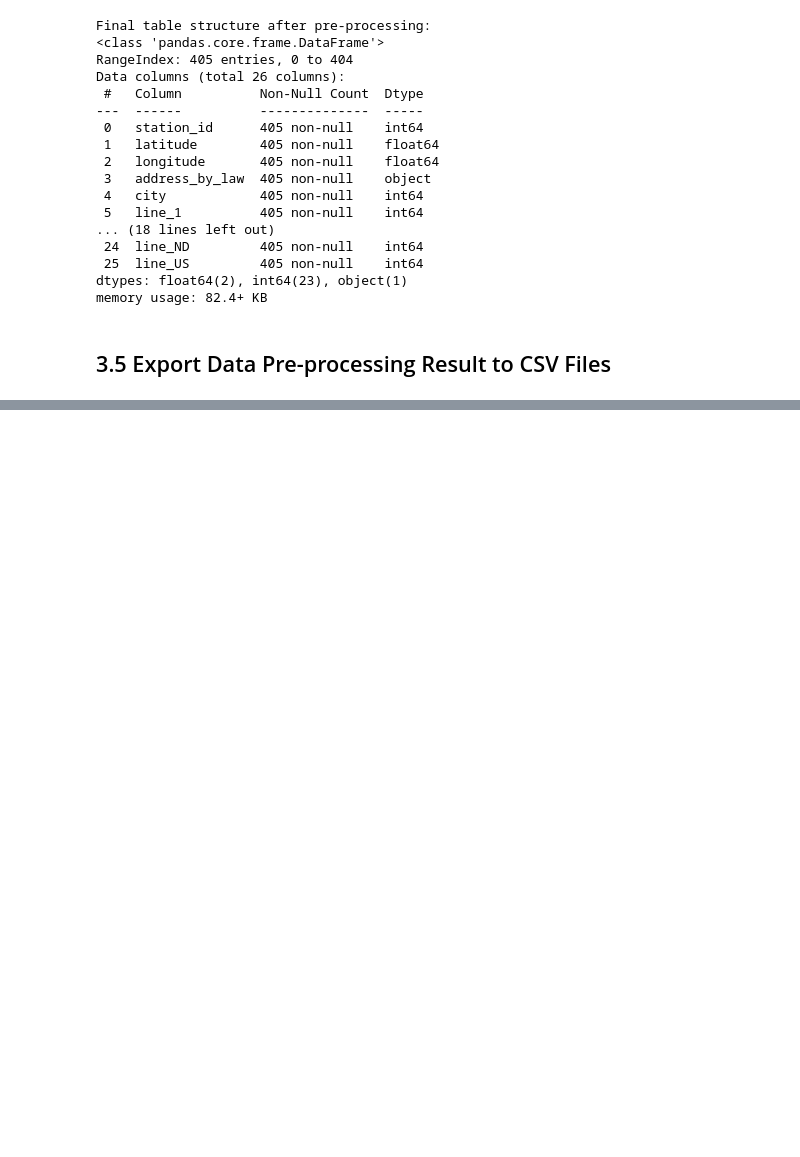
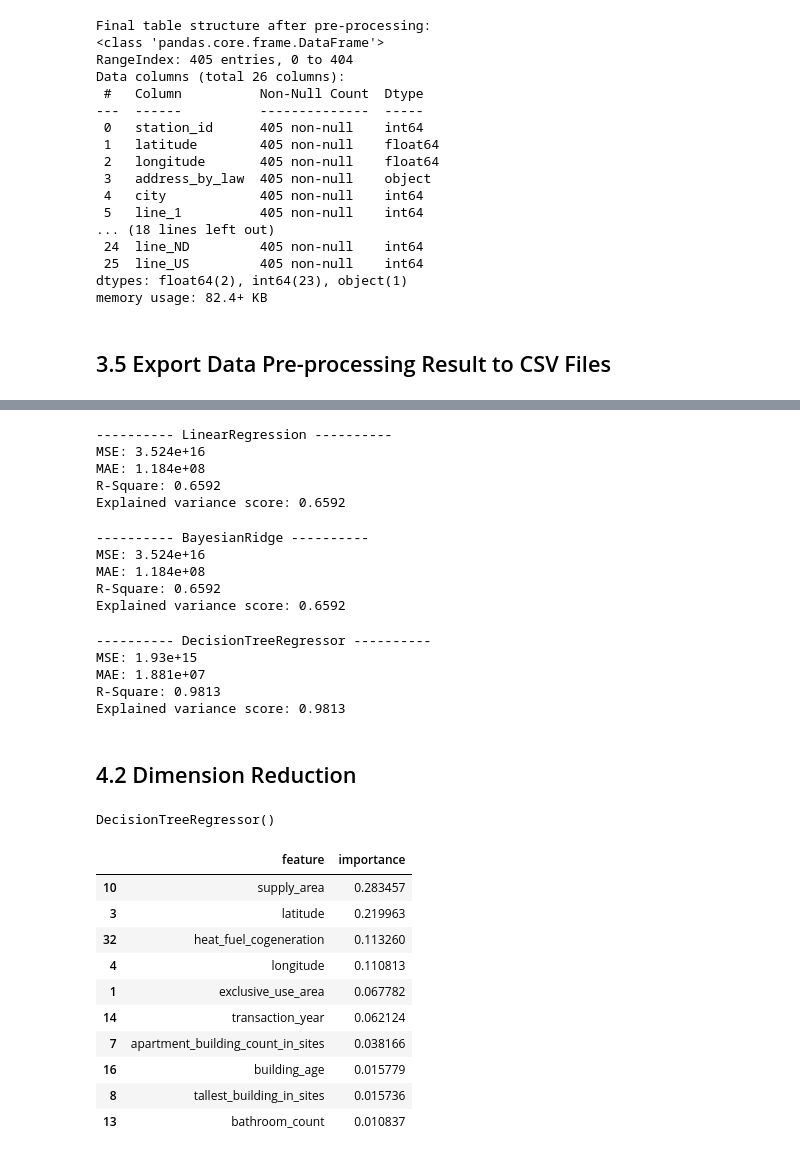
Before and after one commit to tklsimon/housing-price-prediction, a Jupyter notebook: STAT8017 Project.ipynb, the cells around one changed output, grey strips where cells are left out. Drawn from its saved outputs; the diff is of its cells as text; code cells hidden in the pictures; blank space fills up the shorter version.

Commit message:
4.1 Basic Model

```diff
--- a/STAT8017 Project.ipynb
+++ b/STAT8017 Project.ipynb
@@ -845,0 +850,16 @@ subway_df_std.to_csv('subway_std.csv', index=False)
+# %%
+# Read the pre-processed Price data set
+price_std = pd.read_csv('price_train_std.csv')
+# %%
+# X and y dataframe (Without id columns and address by law)
+X_all = price_std \
+    .drop(['apartment_id',
+           'room_id',
+           'address_by_law',
+           'transaction_real_price'],
+          axis=1)
+
+y_all = price_std['transaction_real_price']
+# %%
+# Split the Price data set into training set and test set
+X_train, X_test, y_train, y_test = train_test_split(X_all, y_all)
@@ -845,0 +911,52 @@ subway_df_std.to_csv('subway_std.csv', index=False)
+# %%
+# LinearRegression Model
+predict_with_regressor(LinearRegression(), X_train, X_test, y_train, y_test)
+# %% [output]
+---------- LinearRegression ----------
+MSE: 3.524e+16
+MAE: 1.184e+08
+R-Square: 0.6592
+Explained variance score: 0.6592
+# %%
+# BayesianRidge Model
+predict_with_regressor(BayesianRidge(), X_train, X_test, y_train, y_test)
+# %% [output]
+---------- BayesianRidge ----------
+MSE: 3.524e+16
+MAE: 1.184e+08
+R-Square: 0.6592
+Explained variance score: 0.6592
+# %%
+# DecisionTreeRegressor Model
+predict_with_regressor(DecisionTreeRegressor(), X_train, X_test, y_train, y_test)
+# %% [output]
+---------- DecisionTreeRegressor ----------
+MSE: 1.93e+15
+MAE: 1.881e+07
+R-Square: 0.9813
+Explained variance score: 0.9813
+# %% [markdown]
+## 4.2 Dimension Reduction
+# %%
+dtr = DecisionTreeRegressor()
+dtr.fit(X_train, y_train)
+# %% [output]
+DecisionTreeRegressor()
+# %%
+# Feature Importance from Tree Model
+pd.DataFrame({'feature': dtr.feature_names_in_,
+              'importance': dtr.feature_importances_}) \
+    .sort_values('importance', ascending=False) \
+    .head(10)
+# %% [output]
+|  | feature | importance |
+| 10 | supply_area | 0.283457 |
+| 3 | latitude | 0.219963 |
+| 32 | heat_fuel_cogeneration | 0.113260 |
+| 4 | longitude | 0.110813 |
+| 1 | exclusive_use_area | 0.067782 |
+| 14 | transaction_year | 0.062124 |
+| 7 | apartment_building_count_in_sites | 0.038166 |
+| 16 | building_age | 0.015779 |
+| 8 | tallest_building_in_sites | 0.015736 |
+| 13 | bathroom_count | 0.010837 |
```
Also changed, not shown: parts of 9 cells of this notebook, 3 other files.
